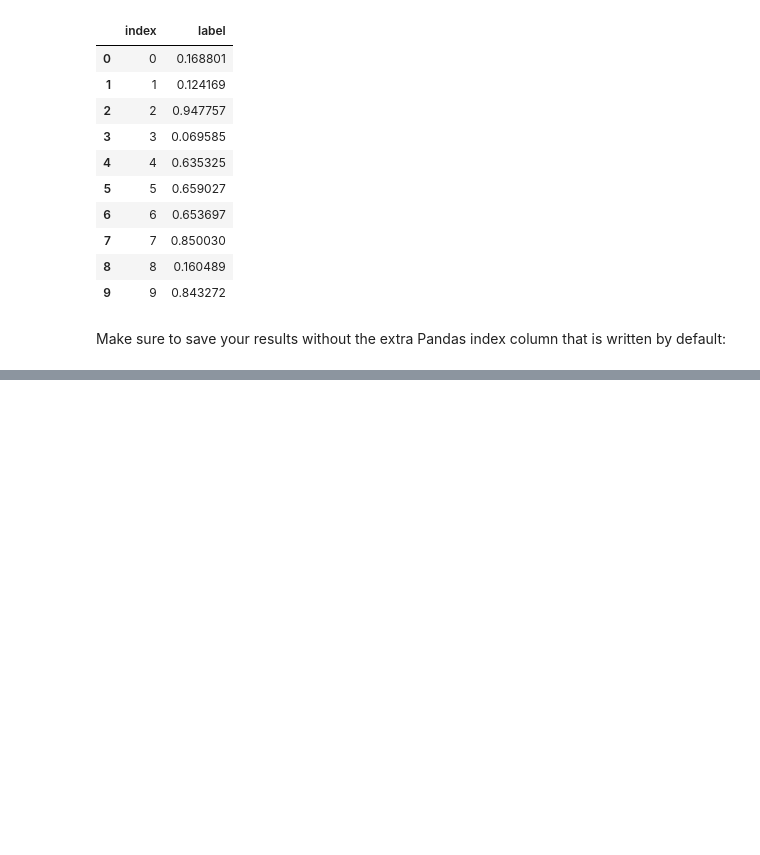
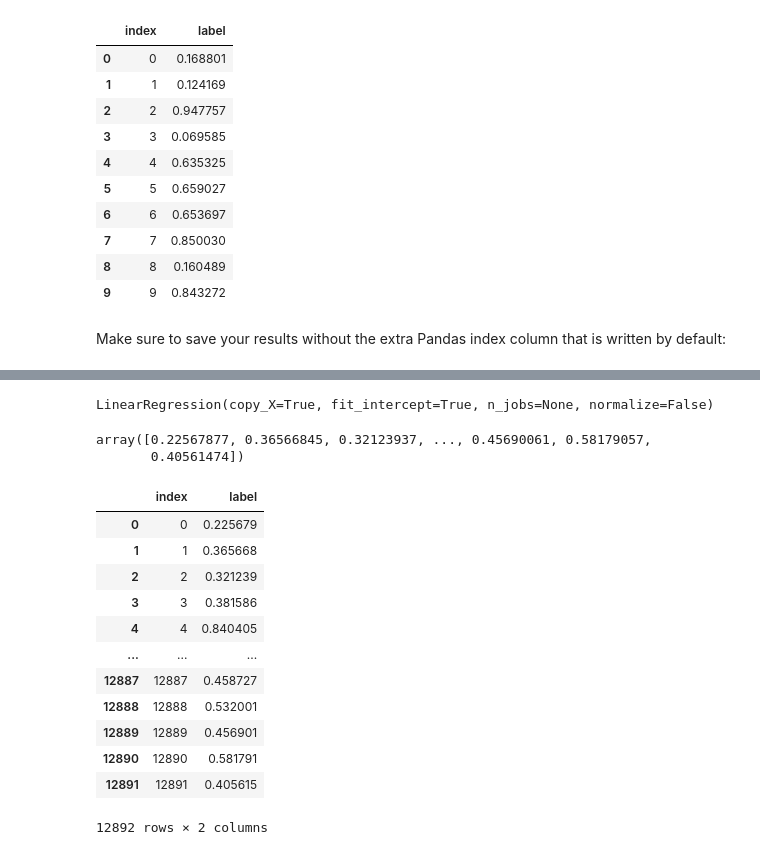
Before and after one commit to CallensToon/Machine_Learning_course_UGent_D012554_kaggle, a Jupyter notebook: Eye blinking prediction.ipynb, the cells around one changed output, grey strips where cells are left out. Cells and saved outputs as stored; diff of their text form; code cells hidden in the pictures; blank space fills up the shorter version.

```diff
--- a/Eye blinking prediction.ipynb
+++ b/Eye blinking prediction.ipynb
@@ -73,3 +112,37 @@ Make sure to save your results without the extra Pandas index column that is wri
+# %%
+from sklearn.linear_model import LinearRegression
+
+X_train = trainset_stand
+model = LinearRegression()
+model.fit(X_train, y_train)
+# %% [output]
+LinearRegression(copy_X=True, fit_intercept=True, n_jobs=None, normalize=False)
+# %%
+X_test = testset_stand.iloc[:,:14]
+predictions = model.predict(X_test)
+predictions
+# %% [output]
+array([0.22567877, 0.36566845, 0.32123937, ..., 0.45690061, 0.58179057,
+       0.40561474])
+# %%
+example = pd.DataFrame()
+example['index'] = testset['index']
+example['label'] = predictions
+example
+# %% [output]
+|  | index | label |
+| 0 | 0 | 0.225679 |
+| 1 | 1 | 0.365668 |
+| 2 | 2 | 0.321239 |
+| 3 | 3 | 0.381586 |
+| 4 | 4 | 0.840405 |
+| ... | ... | ... |
+| 12887 | 12887 | 0.458727 |
+| 12888 | 12888 | 0.532001 |
+| 12889 | 12889 | 0.456901 |
+| 12890 | 12890 | 0.581791 |
+| 12891 | 12891 | 0.405615 |
+12892 rows × 2 columns
 # %%
 filename = "my_prediction_results.csv"
 
```
Also changed, not shown: parts of 4 cells of this notebook.
